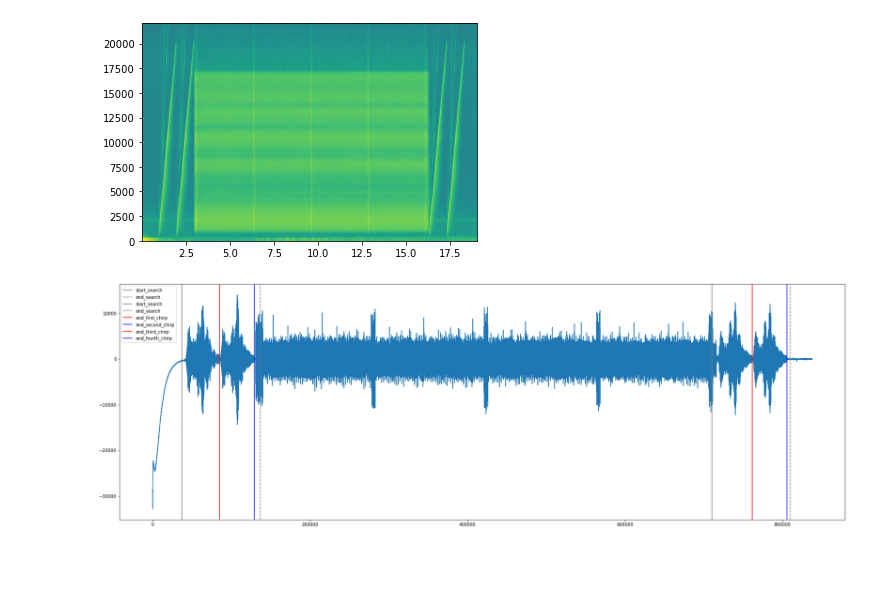
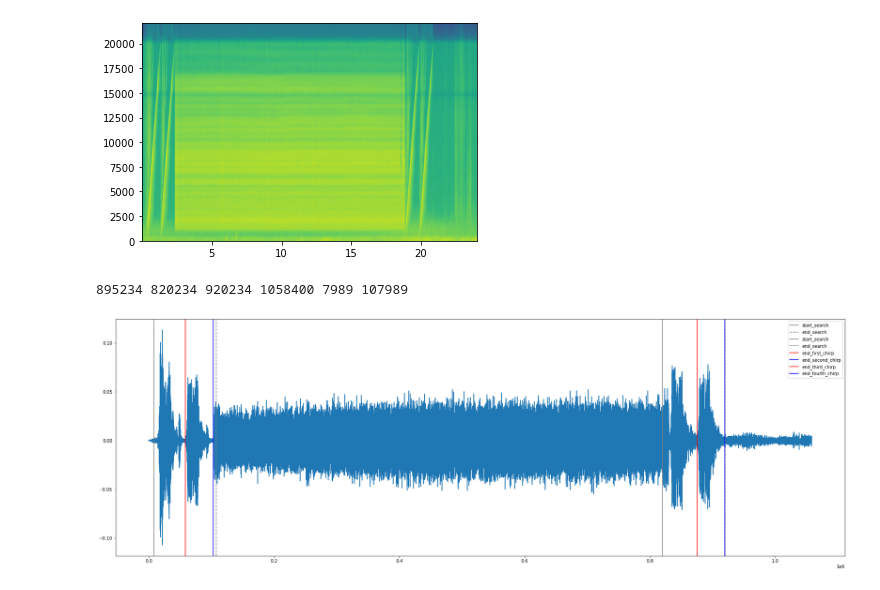
Before and after one commit to jks70/gf3_v2, a Jupyter notebook: uncover2.ipynb, the cells around one changed output. Saved outputs shown, nothing was run; the diff lists cells and outputs as text; code cells hidden in the pictures; blank space fills up the shorter version.

```diff
--- a/uncover2.ipynb
+++ b/uncover2.ipynb
@@ -33,17 +33,20 @@ ofdm.QFSK_dict = {              # The constellation
     (0,0) :  1+1j,
     (0,1) : -1+1j}
 # %%
-Fs, auds = read('Group_7_rec.wav')
+Fs, auds = read('Group_2c_rec.wav')
 
 powerSpectrum, frequenciesFound, time, imageAxis = plt.specgram(auds, Fs=fs)
 plt.show()
-
-chirps = chirpEnds(auds, graph_display=True)
+try:
+    chirps = chirpEnds(auds, graph_display=True)
+except:
+    chirps = chirpEnds(-auds, graph_display=True)
 delayed_start = chirps[1] + 1500 + 1
 delayed_end = chirps[2] - 44100 - 1500 - 1
 # %% [output]
-[figure, old version]
+[figure, new version]
+895234 820234 920234 1058400 7989 107989
-[figure, old version]
+[figure, new version]
 # %%
 ayy,bee = channelEstimate(auds[delayed_start:delayed_start+2304*4], ofdm)
 
```
Also changed, not shown: parts of 6 cells of this notebook, 3 other files.
